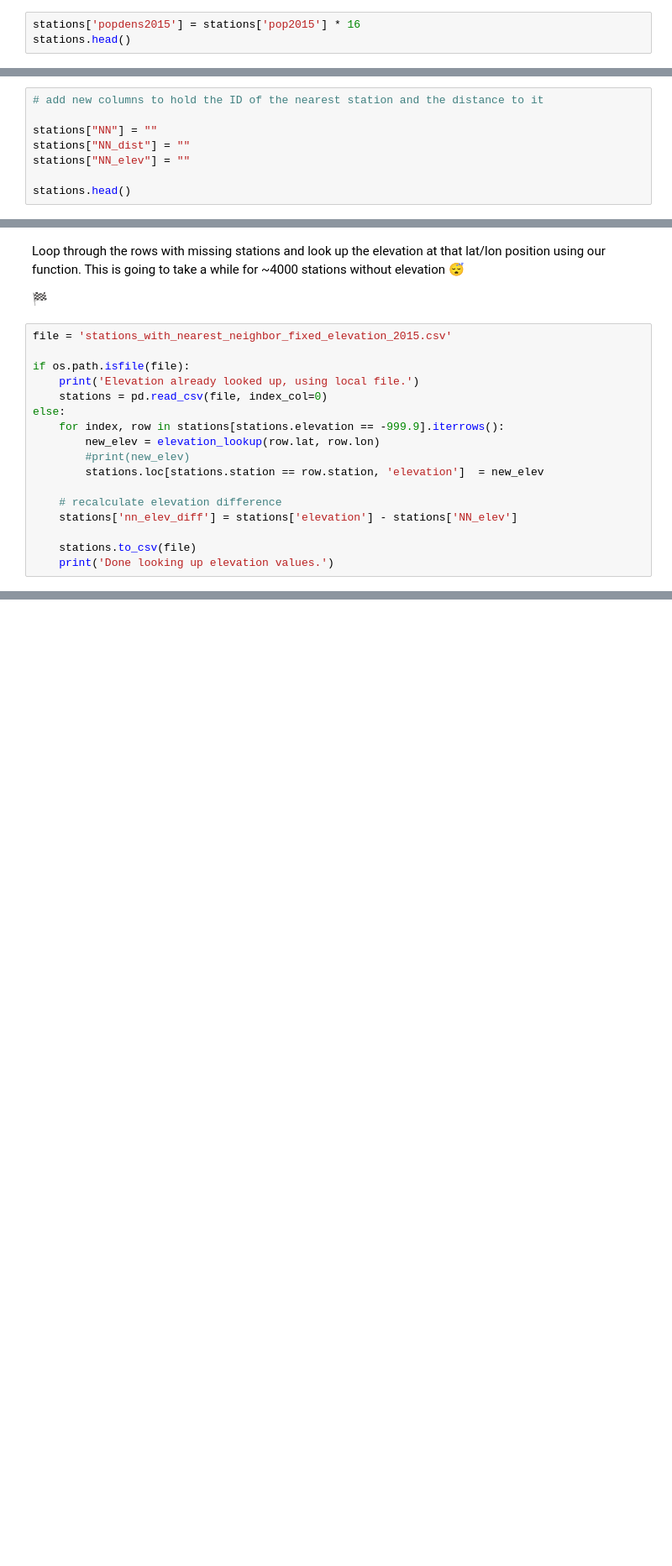
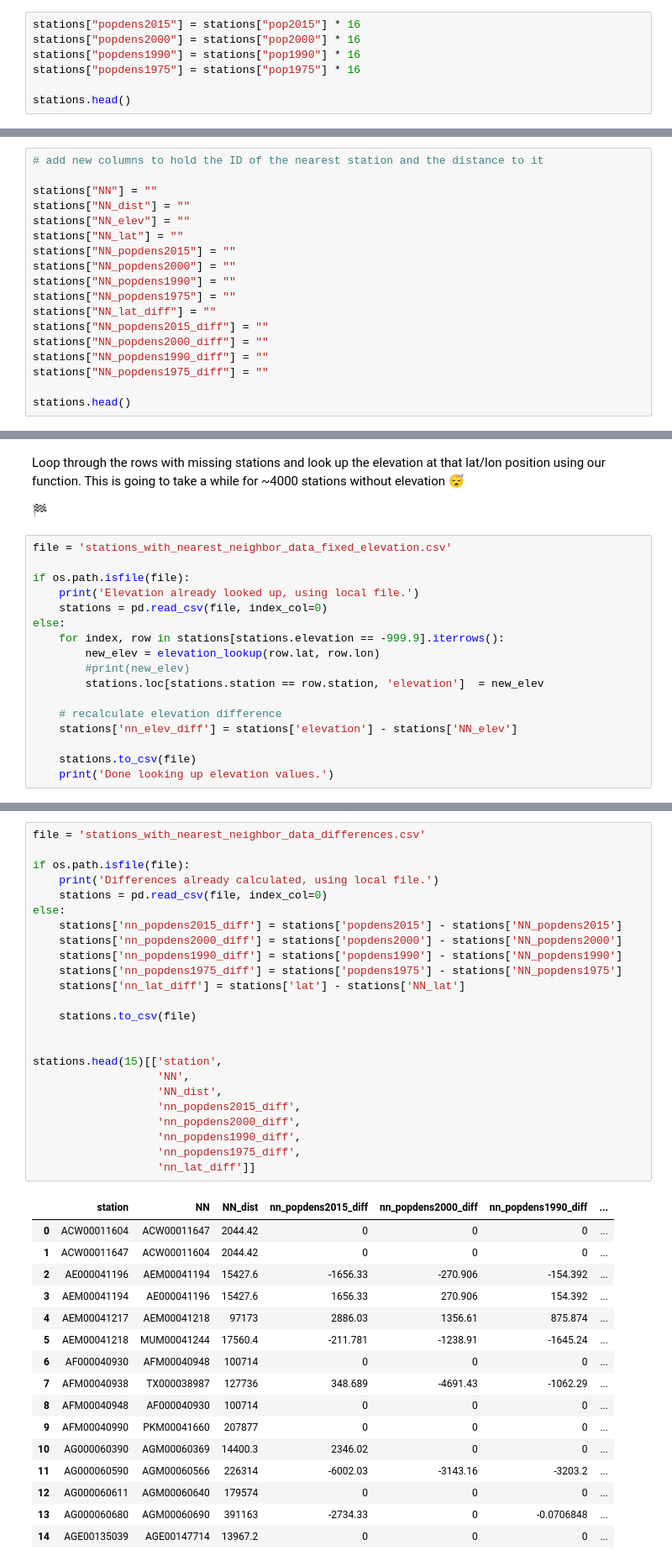
Before and after one commit to crstn/CISC, a Jupyter notebook: UHI-NOAA/1_NOAA_weather_stations_preparation.ipynb, the cells around one changed output, grey strips where cells are left out. Shown at 84% size. Saved outputs shown, nothing was run; the diff lists cells and outputs as text; blank space fills up the shorter version.

```diff
--- a/UHI-NOAA/1_NOAA_weather_stations_preparation.ipynb
+++ b/UHI-NOAA/1_NOAA_weather_stations_preparation.ipynb
@@ -252,5 +444,9 @@ Stations data with 2015 population already generated; reusing existing file.
 The cells in our population dataset are only [250x250m](https://ghsl.jrc.ec.europa.eu/ghs_pop2019.php), so to get population per km<sup>2</sup>, we actually have to multiply the number with 16 (just to make it a bit easier to compare to common measures of population density in people per km<sup>2</sup>:
 # %%
-stations['popdens2015'] = stations['pop2015'] * 16
+stations["popdens2015"] = stations["pop2015"] * 16
+stations["popdens2000"] = stations["pop2000"] * 16
+stations["popdens1990"] = stations["pop1990"] * 16
+stations["popdens1975"] = stations["pop1975"] * 16
+
 stations.head()
 # %% [output]
@@ -268,6 +467,16 @@ Let's find the closest neighbor for each station, so that we can later calculate
 stations["NN"] = ""
 stations["NN_dist"] = ""
 stations["NN_elev"] = ""
+stations["NN_lat"] = ""
+stations["NN_popdens2015"] = ""
+stations["NN_popdens2000"] = ""
+stations["NN_popdens1990"] = ""
+stations["NN_popdens1975"] = ""
+stations["NN_lat_diff"] = ""
+stations["NN_popdens2015_diff"] = ""
+stations["NN_popdens2000_diff"] = ""
+stations["NN_popdens1990_diff"] = ""
+stations["NN_popdens1975_diff"] = ""
 
 stations.head()
 # %% [output]
@@ -344,7 +583,7 @@ Loop through the rows with missing stations and look up the elevation at that la
 
 🏁
 # %%
-file = 'stations_with_nearest_neighbor_fixed_elevation_2015.csv'
+file = 'stations_with_nearest_neighbor_data_fixed_elevation.csv'
 
 if os.path.isfile(file):
     print('Elevation already looked up, using local file.')
@@ -379,0 +606,41 @@ data_2015.head()
+# %%
+file = 'stations_with_nearest_neighbor_data_differences.csv'
+
+if os.path.isfile(file):
+    print('Differences already calculated, using local file.')
+    stations = pd.read_csv(file, index_col=0)
+else:
+    stations['nn_popdens2015_diff'] = stations['popdens2015'] - stations['NN_popdens2015']
+    stations['nn_popdens2000_diff'] = stations['popdens2000'] - stations['NN_popdens2000']
+    stations['nn_popdens1990_diff'] = stations['popdens1990'] - stations['NN_popdens1990']
+    stations['nn_popdens1975_diff'] = stations['popdens1975'] - stations['NN_popdens1975']
+    stations['nn_lat_diff'] = stations['lat'] - stations['NN_lat']
+
+    stations.to_csv(file)
+
+
+stations.head(15)[['station',
+                   'NN',
+                   'NN_dist',
+                   'nn_popdens2015_diff',
+                   'nn_popdens2000_diff',
+                   'nn_popdens1990_diff',
+                   'nn_popdens1975_diff',
+                   'nn_lat_diff']]
+# %% [output]
+|  | station | NN | NN_dist | nn_popdens2015_diff | nn_popdens2000_diff | nn_popdens1990_diff | ... |
+| 0 | ACW00011604 | ACW00011647 | 2044.42 | 0 | 0 | 0 | ... |
+| 1 | ACW00011647 | ACW00011604 | 2044.42 | 0 | 0 | 0 | ... |
+| 2 | AE000041196 | AEM00041194 | 15427.6 | -1656.33 | -270.906 | -154.392 | ... |
+| 3 | AEM00041194 | AE000041196 | 15427.6 | 1656.33 | 270.906 | 154.392 | ... |
+| 4 | AEM00041217 | AEM00041218 | 97173 | 2886.03 | 1356.61 | 875.874 | ... |
+| 5 | AEM00041218 | MUM00041244 | 17560.4 | -211.781 | -1238.91 | -1645.24 | ... |
+| 6 | AF000040930 | AFM00040948 | 100714 | 0 | 0 | 0 | ... |
+| 7 | AFM00040938 | TX000038987 | 127736 | 348.689 | -4691.43 | -1062.29 | ... |
+| 8 | AFM00040948 | AF000040930 | 100714 | 0 | 0 | 0 | ... |
+| 9 | AFM00040990 | PKM00041660 | 207877 | 0 | 0 | 0 | ... |
+| 10 | AG000060390 | AGM00060369 | 14400.3 | 2346.02 | 0 | 0 | ... |
+| 11 | AG000060590 | AGM00060566 | 226314 | -6002.03 | -3143.16 | -3203.2 | ... |
+| 12 | AG000060611 | AGM00060640 | 179574 | 0 | 0 | 0 | ... |
+| 13 | AG000060680 | AGM00060690 | 391163 | -2734.33 | 0 | -0.0706848 | ... |
+| 14 | AGE00135039 | AGE00147714 | 13967.2 | 0 | 0 | 0 | ... |
```
Also changed, not shown: parts of 25 cells of this notebook, 1 other file.
